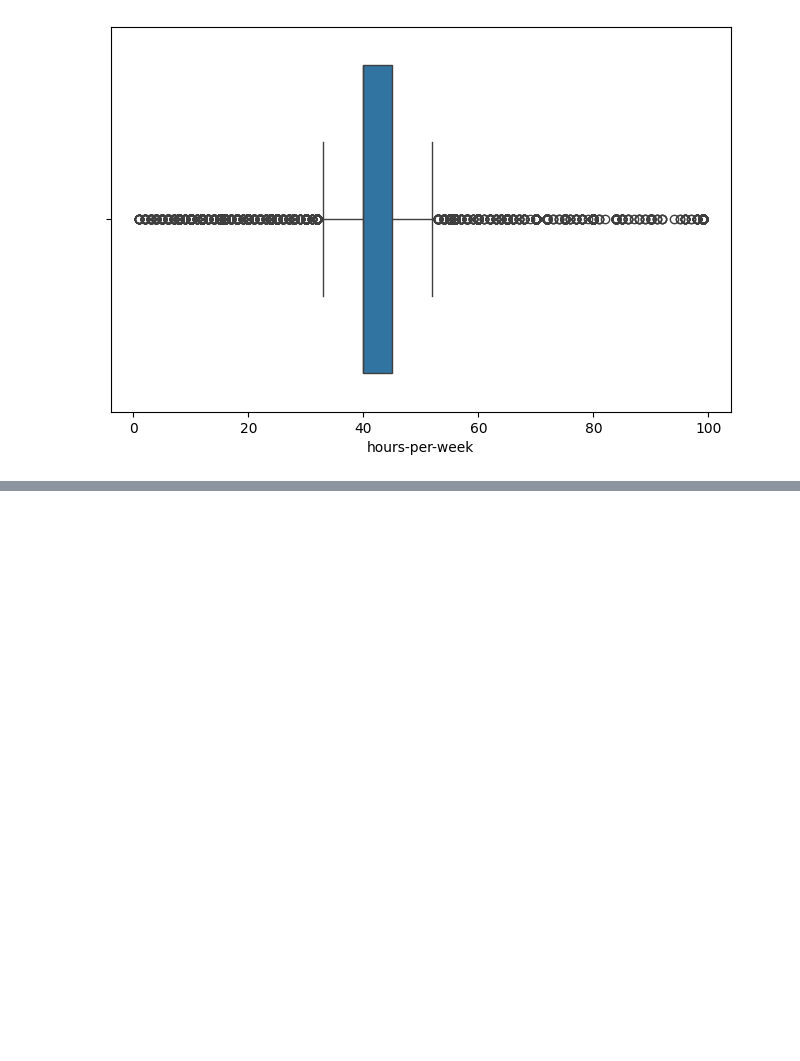
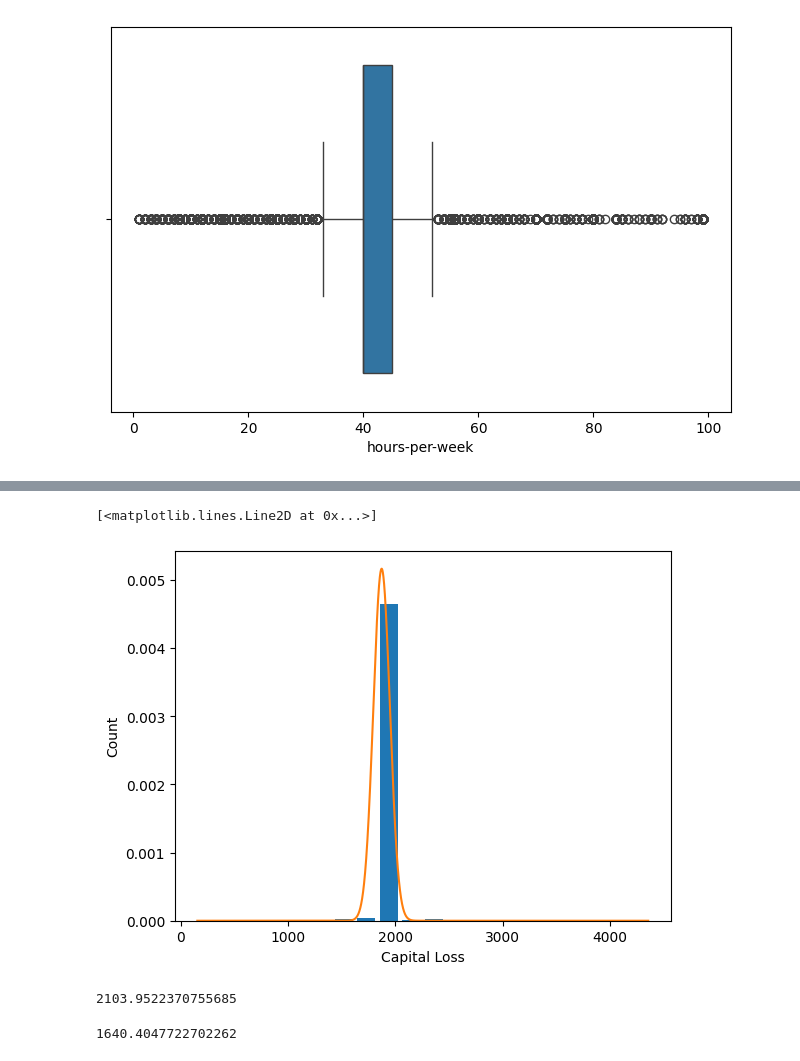
Before and after one commit to ChavinduDulaj/Income-Prediction-Project, a Jupyter notebook: preprocessingVS.ipynb, the cells around one changed output, grey strips where cells are left out. Cells and saved outputs as stored; diff of their text form; code cells hidden in the pictures; blank space fills up the shorter version.

```diff
--- a/preprocessingVS.ipynb
+++ b/preprocessingVS.ipynb
@@ -366,0 +374,24 @@ plt.show
+# %%
+from scipy.stats import norm
+import numpy as np
+
+plt.hist(df['capital-loss'], bins=20, rwidth=0.8, density=True)
+plt.xlabel('Capital Loss')
+plt.ylabel('Count')
+
+rng = np.arange(df['capital-loss'].min(), df['capital-loss'].max(), 0.1)
+plt.plot(rng, norm.pdf(rng, df['capital-loss'].mean(), df['capital-loss'].std()))
+# %% [output]
+[<matplotlib.lines.Line2D at 0x...>]
+[figure, added]
+# %%
+upper_limit =df['capital-loss'].mean()+ 3*df['capital-loss'].std()
+upper_limit
+# %% [output]
+2103.9522370755685
+# %%
+
+lower_limit = df['capital-loss'].mean() - 3* df['capital-loss'].std()
+lower_limit
+# %% [output]
+1640.4047722702262
```
Also changed, not shown: parts of 23 cells of this notebook, 3 other files.
